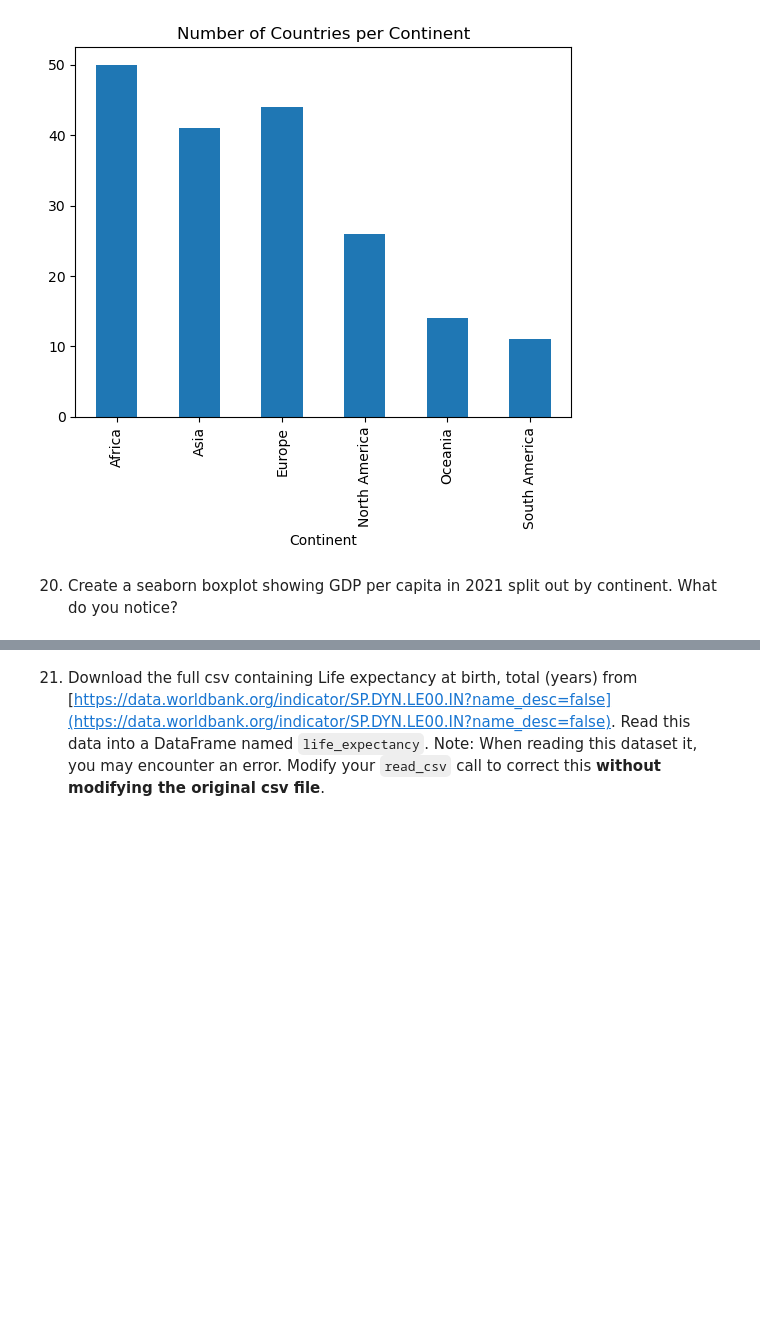
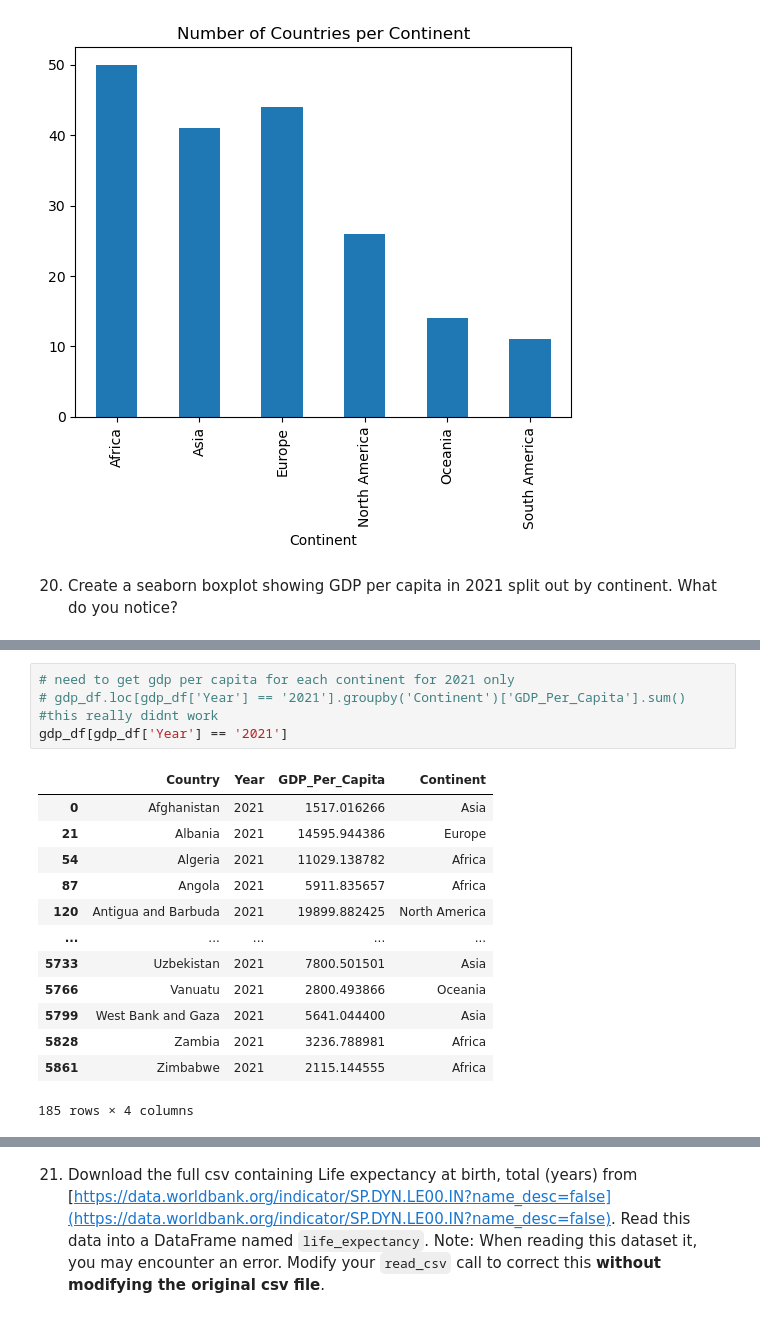
Before and after one commit to nss-data-science-cohort-8/un-exploration-vickitaylor, a Jupyter notebook: notebooks/un_data_exploration.ipynb, the cells around one changed output, grey strips where cells are left out. Cells and saved outputs as stored; diff of their text form; blank space fills up the shorter version.

```diff
--- a/notebooks/un_data_exploration.ipynb
+++ b/notebooks/un_data_exploration.ipynb
@@ -475,0 +489,18 @@ plt.show()
+# %%
+# need to get gdp per capita for each continent for 2021 only
+# gdp_df.loc[gdp_df['Year'] == '2021'].groupby('Continent')['GDP_Per_Capita'].sum() #this really didnt work
+gdp_df[gdp_df['Year'] == '2021']
+# %% [output]
+|  | Country | Year | GDP_Per_Capita | Continent |
+| 0 | Afghanistan | 2021 | 1517.016266 | Asia |
+| 21 | Albania | 2021 | 14595.944386 | Europe |
+| 54 | Algeria | 2021 | 11029.138782 | Africa |
+| 87 | Angola | 2021 | 5911.835657 | Africa |
+| 120 | Antigua and Barbuda | 2021 | 19899.882425 | North America |
+| ... | ... | ... | ... | ... |
+| 5733 | Uzbekistan | 2021 | 7800.501501 | Asia |
+| 5766 | Vanuatu | 2021 | 2800.493866 | Oceania |
+| 5799 | West Bank and Gaza | 2021 | 5641.044400 | Asia |
+| 5828 | Zambia | 2021 | 3236.788981 | Africa |
+| 5861 | Zimbabwe | 2021 | 2115.144555 | Africa |
+185 rows × 4 columns
```
Also changed, not shown: parts of 4 cells of this notebook.
